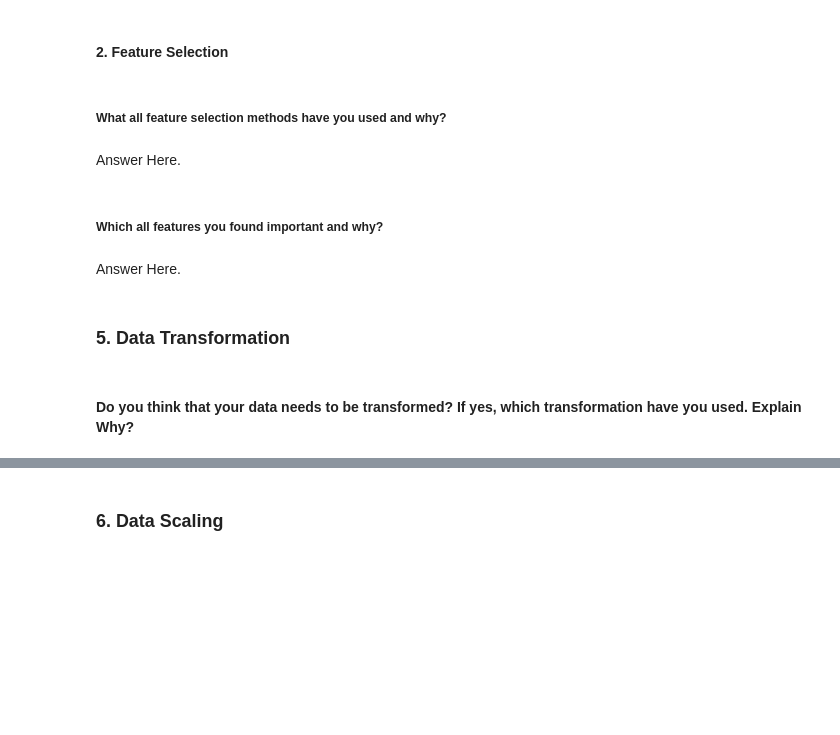
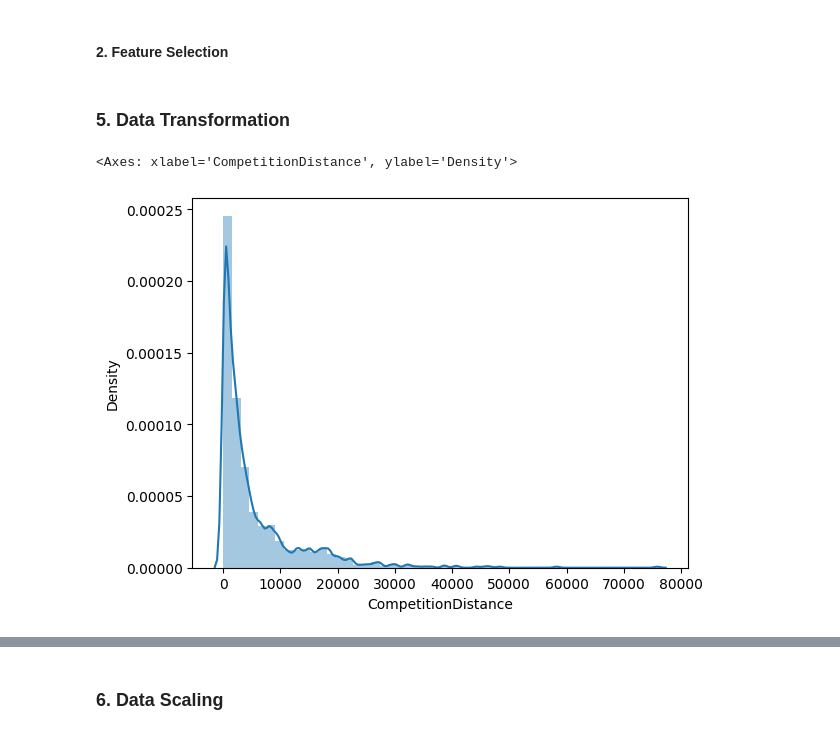
Before and after one commit to MrMRaut/Drug-Stores-Sales-Analysis-and-Prediction, a Jupyter notebook: 1151_Drug_Stores_Sales_Data.ipynb, the cells around one changed output, grey strips where cells are left out. Drawn from its saved outputs; the diff is of its cells as text; code cells hidden in the pictures; blank space fills up the shorter version.

```diff
--- a/1151_Drug_Stores_Sales_Data.ipynb
+++ b/1151_Drug_Stores_Sales_Data.ipynb
@@ -722,0 +741,2 @@ Answer Here.
+# %%
+maindf.StateHoliday = maindf.StateHoliday.apply(lambda x: str(x))
@@ -723,3 +759,11 @@ Answer Here.
+# %%
+from sklearn.preprocessing import OneHotEncoder
+
+encoder = OneHotEncoder(drop = 'first', sparse = False)
+
+encoded_columns = pd.DataFrame(encoder.fit_transform(maindf[lst]), columns = encoder.get_feature_names_out())
+
+maindf.drop(lst, axis = 1, inplace = True) #Dropping all categorical columns that are encoded
 # %% [markdown]
 ### 4. Feature Manipulation & Selection
 # %% [markdown]
@@ -728,0 +771,4 @@ Answer Here.
+# %%
+
+# dropping date and store features due to its irrelevance, also dropping the Customers columns since it is highly correlated to Sales Feature (Reger Correlation chart)
+maindf.drop(['Date', 'Customers', 'Store'], axis = 1, inplace = True)
@@ -729,16 +791,8 @@ Answer Here.
+# %%
+masterdf = pd.concat([maindf, encoded_columns], axis = 1)  #Combining encoded feature to our main dataset
 # %% [markdown]
 #### 2. Feature Selection
 # %%
 # Select your features wisely to avoid overfitting
-# %% [markdown]
-##### What all feature selection methods have you used  and why?
-# %% [markdown]
-Answer Here.
-# %% [markdown]
-##### Which all features you found important and why?
-# %% [markdown]
-Answer Here.
 # %% [markdown]
 ### 5. Data Transformation
-# %% [markdown]
-#### Do you think that your data needs to be transformed? If yes, which transformation have you used. Explain Why?
@@ -746,0 +799,5 @@ Answer Here.
+# %%
+sns.distplot(masterdf.CompetitionDistance)
+# %% [output]
+<Axes: xlabel='CompetitionDistance', ylabel='Density'>
+[figure, added]
```
Also changed, not shown: parts of 34 cells of this notebook.
